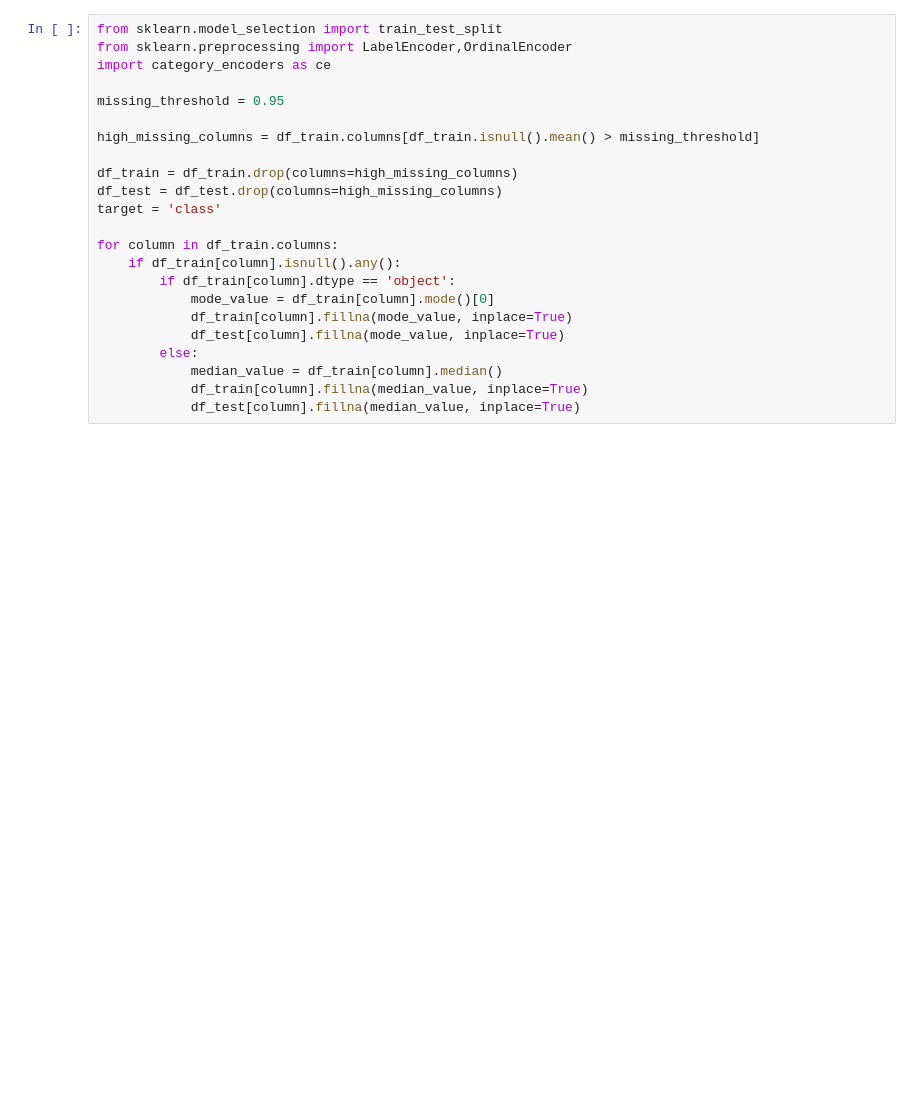
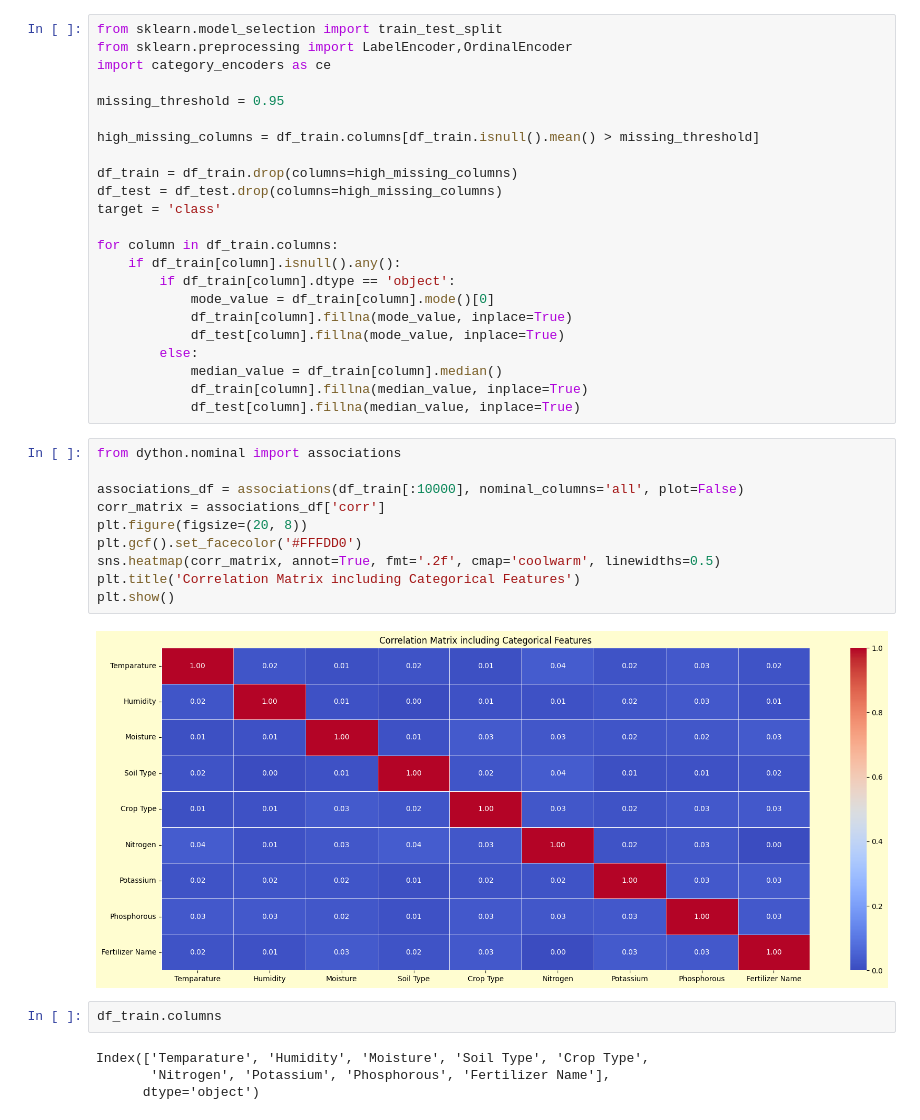
Before and after one commit to Muhammed-Mustafa-Dastan/Kaggle_Competition, a Jupyter notebook: Predicting Optimal Fertilizers/XGBoost_model_pro_01/main_v3.ipynb, the cells around one changed output. Drawn from its saved outputs; the diff is of its cells as text; blank space fills up the shorter version.

Commit message:
Enhance Jupyter notebook with additional data analysis, implement ordinal encoding for categorical features, and add submission file for fertilizer predictions.

```diff
--- a/Predicting Optimal Fertilizers/XGBoost_model_pro_01/main_v3.ipynb
+++ b/Predicting Optimal Fertilizers/XGBoost_model_pro_01/main_v3.ipynb
@@ -208,3 +208,21 @@ for column in df_train.columns:
             median_value = df_train[column].median()
             df_train[column].fillna(median_value, inplace=True)
             df_test[column].fillna(median_value, inplace=True)
+# %%
+from dython.nominal import associations
+
+associations_df = associations(df_train[:10000], nominal_columns='all', plot=False)
+corr_matrix = associations_df['corr']
+plt.figure(figsize=(20, 8))
+plt.gcf().set_facecolor('#FFFDD0')
+sns.heatmap(corr_matrix, annot=True, fmt='.2f', cmap='coolwarm', linewidths=0.5)
+plt.title('Correlation Matrix including Categorical Features')
+plt.show()
+# %% [output]
+[figure, added]
+# %%
+df_train.columns
+# %% [output]
+Index(['Temparature', 'Humidity', 'Moisture', 'Soil Type', 'Crop Type',
+       'Nitrogen', 'Potassium', 'Phosphorous', 'Fertilizer Name'],
+      dtype='object')
```
Also changed, not shown: parts of 18 cells of this notebook, 1 other file.
